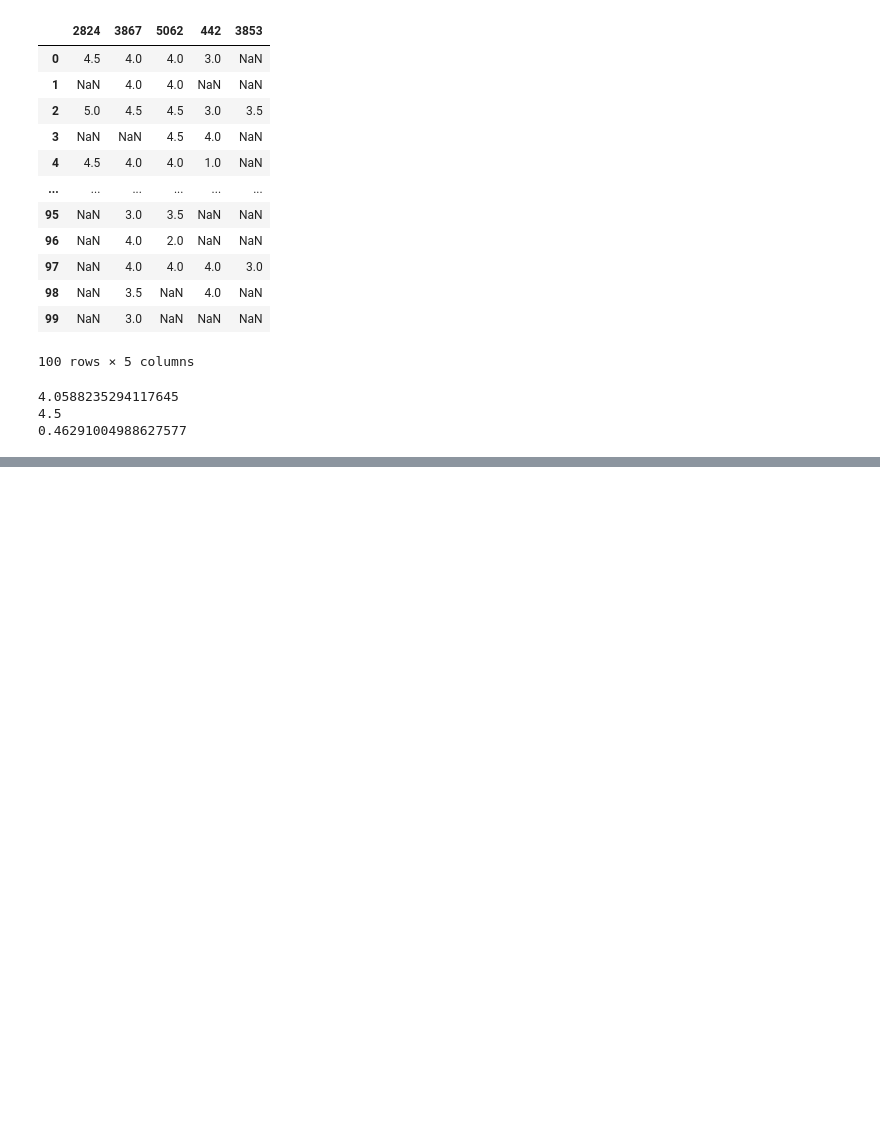
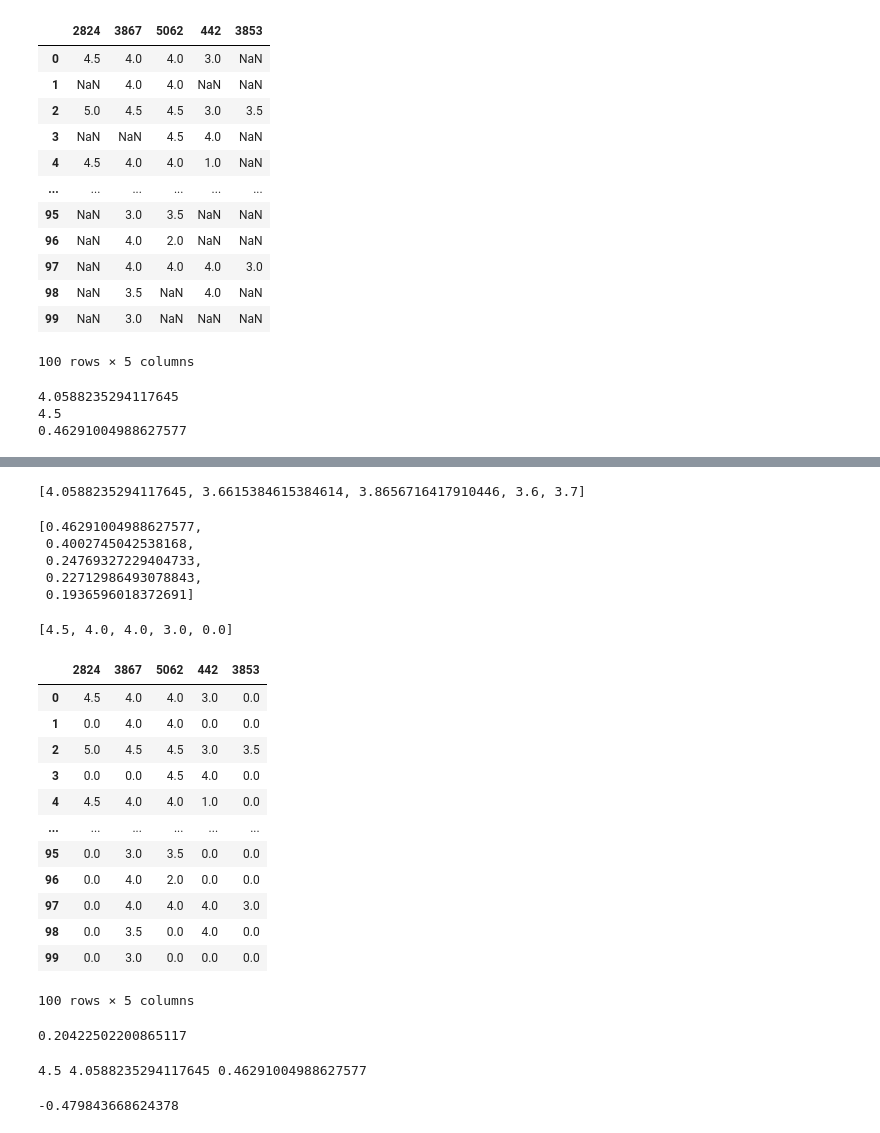
Before and after one commit to ali-d-nasseri/Recommender-System, a Jupyter notebook: Coursera Notes/Coursera project.ipynb, the cells around one changed output, grey strips where cells are left out. Drawn from its saved outputs; the diff is of its cells as text; code cells hidden in the pictures; blank space fills up the shorter version.

```diff
--- a/Coursera Notes/Coursera project.ipynb
+++ b/Coursera Notes/Coursera project.ipynb
@@ -360,0 +398,16 @@ nan
+# %%
+mean_neighbors
+# %% [output]
+[4.0588235294117645, 3.6615384615384614, 3.8656716417910446, 3.6, 3.7]
+# %%
+weights_3712
+# %% [output]
+[0.46291004988627577,
+ 0.4002745042538168,
+ 0.24769327229404733,
+ 0.22712986493078843,
+ 0.1936596018372691]
+# %%
+l
+# %% [output]
+[4.5, 4.0, 4.0, 3.0, 0.0]
@@ -360,0 +416,16 @@ nan
+# %%
+df_3712_ratings_fillzero
+# %% [output]
+|  | 2824 | 3867 | 5062 | 442 | 3853 |
+| 0 | 4.5 | 4.0 | 4.0 | 3.0 | 0.0 |
+| 1 | 0.0 | 4.0 | 4.0 | 0.0 | 0.0 |
+| 2 | 5.0 | 4.5 | 4.5 | 3.0 | 3.5 |
+| 3 | 0.0 | 0.0 | 4.5 | 4.0 | 0.0 |
+| 4 | 4.5 | 4.0 | 4.0 | 1.0 | 0.0 |
+| ... | ... | ... | ... | ... | ... |
+| 95 | 0.0 | 3.0 | 3.5 | 0.0 | 0.0 |
+| 96 | 0.0 | 4.0 | 2.0 | 0.0 | 0.0 |
+| 97 | 0.0 | 4.0 | 4.0 | 4.0 | 3.0 |
+| 98 | 0.0 | 3.5 | 0.0 | 4.0 | 0.0 |
+| 99 | 0.0 | 3.0 | 0.0 | 0.0 | 0.0 |
+100 rows × 5 columns
@@ -360,0 +438,12 @@ nan
+# %%
+(4.5- 4.0588235294117645)*0.46291004988627577
+# %% [output]
+0.20422502200865117
+# %%
+print(l[0], mean_neighbors[0], weights_3712[0]) # diff rates times weight row 0 = 0.204
+# %% [output]
+4.5 4.0588235294117645 0.46291004988627577
+# %%
+sum_of_diff_times_weight
+# %% [output]
+-0.479843668624378
```
Also changed, not shown: parts of 29 cells of this notebook.
